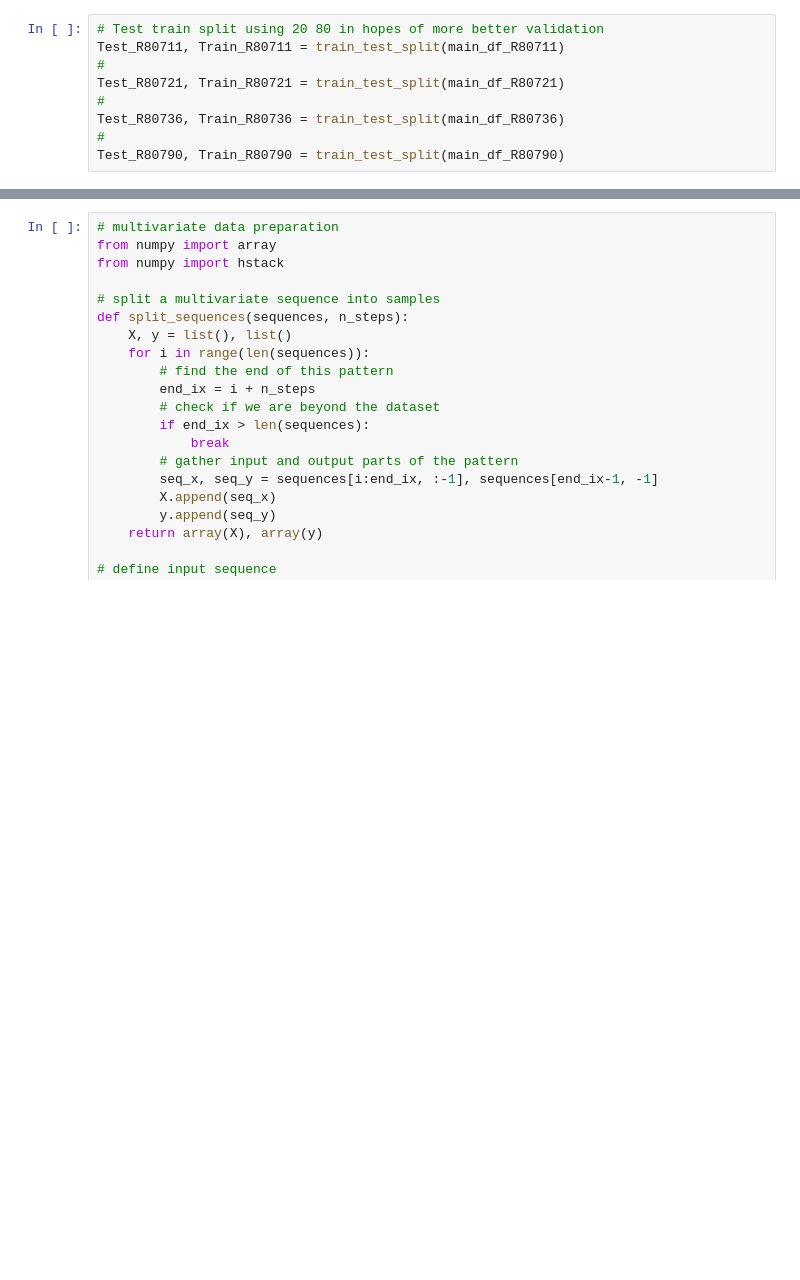
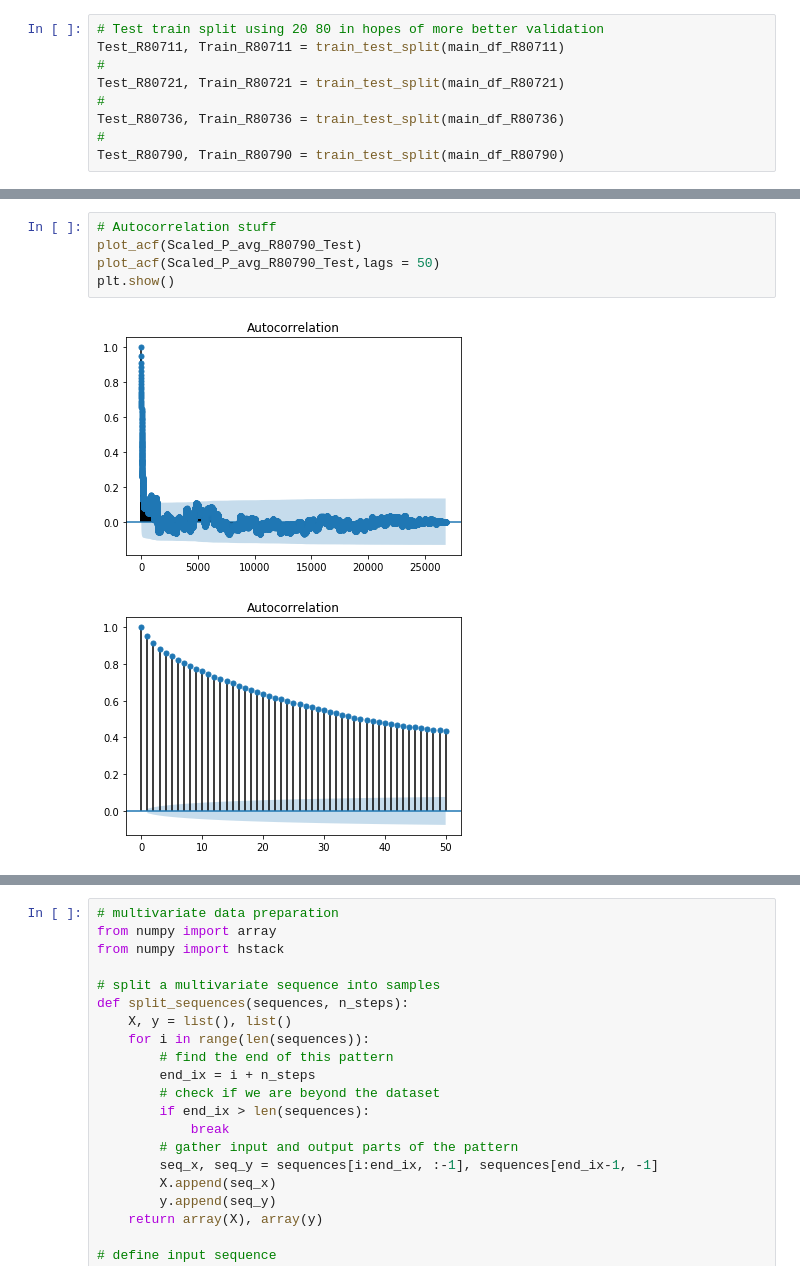
Before and after one commit to Jamiesmackay/Masters_Project, a Jupyter notebook: Code unedited/Project/Neural_Network_testing.ipynb, the cells around one changed output, grey strips where cells are left out. Saved outputs shown, nothing was run; the diff lists cells and outputs as text; blank space fills up the shorter version.

```diff
--- a/Code unedited/Project/Neural_Network_testing.ipynb
+++ b/Code unedited/Project/Neural_Network_testing.ipynb
@@ -159,0 +279,8 @@ Scaled_P_max_R80711_Test = scale_data(Test_R80711,'P_max',P_scaler)
+# %%
+# Autocorrelation stuff
+plot_acf(Scaled_P_avg_R80790_Test)
+plot_acf(Scaled_P_avg_R80790_Test,lags = 50)
+plt.show()
+# %% [output]
+[figure, added]
+[figure, added]
```
Also changed, not shown: parts of 45 cells of this notebook.
